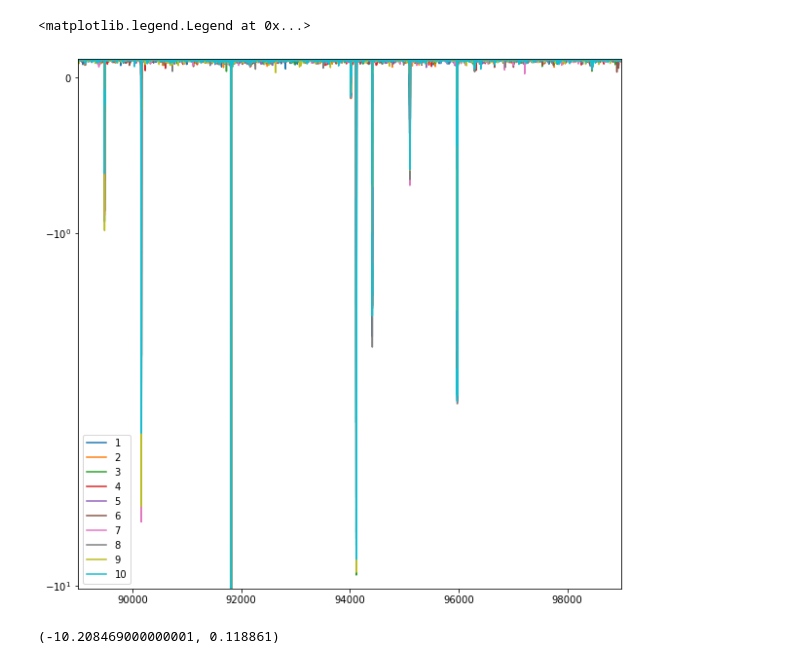
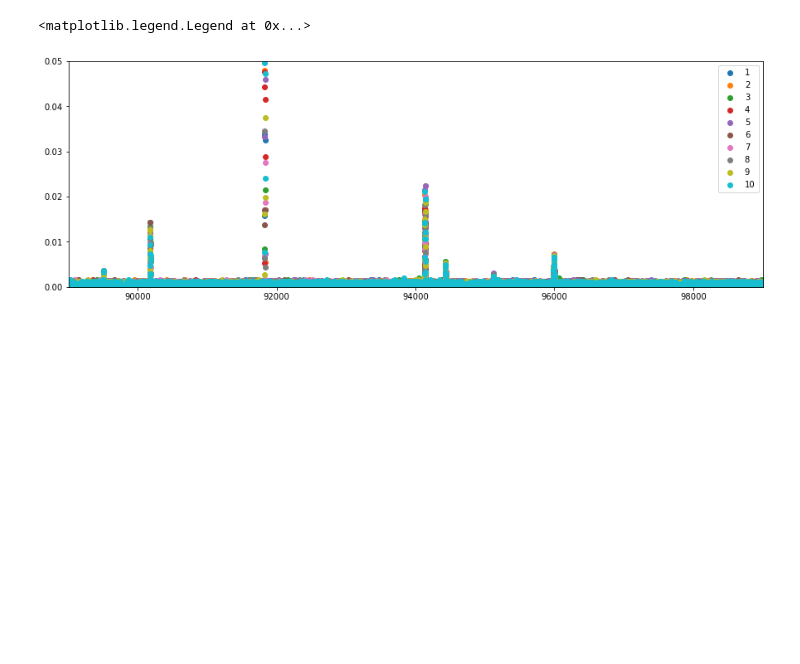
Before and after one commit to rodrigovd/PHY474, a Jupyter notebook: Raman/helium.ipynb, the cells around one changed output. Saved outputs shown, nothing was run; the diff lists cells and outputs as text; code cells hidden in the pictures; blank space fills up the shorter version.

```diff
--- a/Raman/helium.ipynb
+++ b/Raman/helium.ipynb
@@ -13,5 +6,5 @@ read data collected tron NI labview
 # %%
-df = pd.read_csv('Helium 3.txt',header = None,delimiter='\t')
+df = pd.read_csv('Helium_Spectra.txt',header = None,delimiter='\t')
 # %%
 df
 # %% [output]
@@ -54,17 +46,11 @@ df
 # %%
-# plot wavenumber by voltage
-plt.figure(figsize=(10,10))
+plt.figure(figsize=(15,5))
 for j in range(1,11):
     y = "Sample"+str(j)
-    plt.plot(df.Wavenumber,df[y],label=j)
-    plt.ylim(df.Sample1.min(),df.Sample1.max()) # largest magnitude, lowest magnitude
-plt.yscale("symlog")
-plt.xlim(89000,99000)
+    plt.scatter(df.Wavenumber,df[y]*-1+np.mean(df[y]),label=j)
+    plt.ylim(0,0.05)
+    plt.xlim(89000,99000)
 plt.legend()
 # %% [output]
 <matplotlib.legend.Legend at 0x...>
-[figure, old version]
+[figure, new version]
-# %%
-df.Sample1.min(),df.Sample1.max()
-# %% [output]
-(-10.208469000000001, 0.118861)
```
Also changed, not shown: parts of 24 cells of this notebook, 20 other files.
